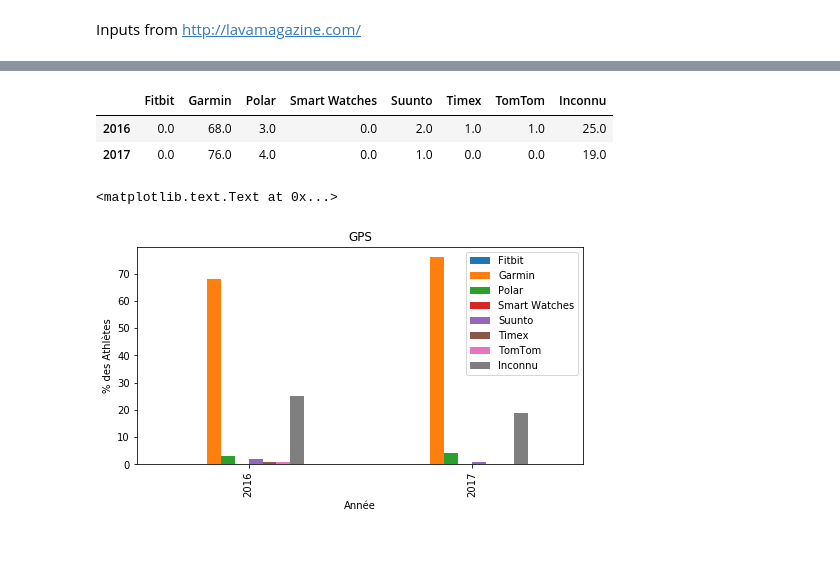
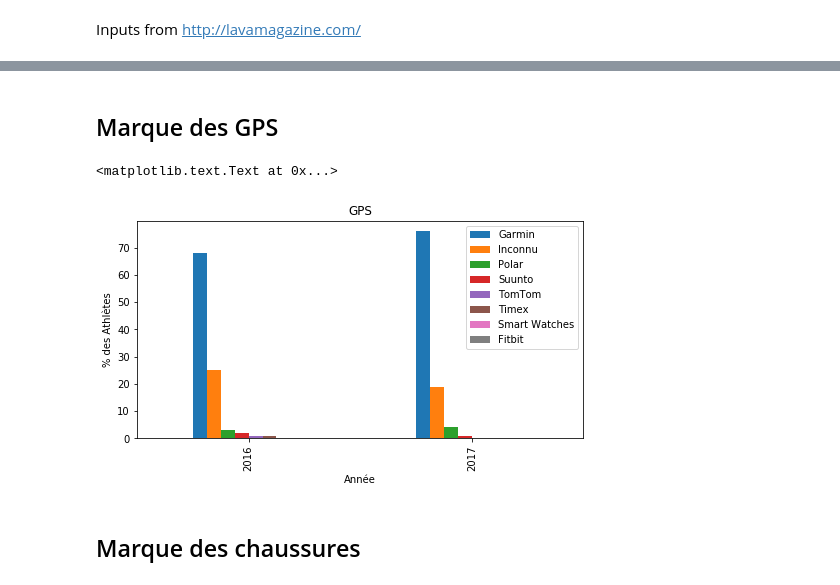
Before and after one commit to marxav/kona, a Jupyter notebook: 2017_kona_lava_stats.ipynb, the cells around one changed output, grey strips where cells are left out. Drawn from its saved outputs; the diff is of its cells as text; code cells hidden in the pictures; blank space fills up the shorter version.

```diff
--- a/2017_kona_lava_stats.ipynb
+++ b/2017_kona_lava_stats.ipynb
@@ -3,10 +2,27 @@
 import pandas as pd
 import matplotlib.pyplot as plt
 %matplotlib inline
+# %%
+years = [2016, 2017]
+# %%
+"""This function modifies a data frame
+by adding a new 'Inconnu' column countinng the number of uncounted participants
+by transforming all column into a percentage of all participants number
+"""
+def create_dataframe(lava_data, participants):
+    data = pd.DataFrame(lava_data, index=years)
+    data = data.fillna(value=0)
+    data['Counted'] = data.sum(axis=1)
+    df = pd.concat([data, participants], axis=1)
+    df['Inconnu'] = df['Participants'] - df['Counted']
+    df = df.drop(['Counted', 'Participants'], axis=1)
+    cols = df.columns
+    df[cols] = df[cols].div(df[cols].sum(axis=1), axis=0).multiply(100).round()
+    return df
 # %% [markdown]
 Inputs from http://ironman.com
 # %%
 # http://eu.ironman.com/triathlon/coverage/athlete-tracker.aspx?race=worldchampionship&y=201
-participants = pd.DataFrame({"Participants":2316, "Participants":2455}, index=[2016,2017])
+participants = pd.DataFrame({"Participants":2316, "Participants":2455}, index=years)
 # %% [markdown]
 Inputs from http://lavamagazine.com/
@@ -13,15 +52,6 @@ Inputs from http://lavamagazine.com/
+# %% [markdown]
+## Marque des GPS
 # %%
 # From Lavamagaz
 lava_gps = [{"Garmin":1673, "Polar":85,"Suunto":47,"TomTom":24,"Timex":16,"Fitbit":1},
             {"Garmin":1869, "Polar":91,"Suunto":20,"TomTom":9,"Smart Watches":5}]
-# %%
-def create_dataframe(lava_data, participants):
-    data = pd.DataFrame(lava_data, index=[2016, 2017])
-    data = data.fillna(value=0)
-    data['Counted'] = data.sum(axis=1)
-    df = pd.concat([data, participants], axis=1)
-    df['Inconnu'] = df['Participants'] - df['Counted']
-    df = df.drop(['Counted', 'Participants'], axis=1)
-    cols = df.columns
-    df[cols] = df[cols].div(df[cols].sum(axis=1), axis=0).multiply(100).round()
-    return df
@@ -30,13 +58,14 @@ df = create_dataframe(lava_gps, participants)
-# %%
-df.head()
-# %% [output]
-|  | Fitbit | Garmin | Polar | Smart Watches | Suunto | Timex | TomTom | Inconnu |
-| 2016 | 0.0 | 68.0 | 3.0 | 0.0 | 2.0 | 1.0 | 1.0 | 25.0 |
-| 2017 | 0.0 | 76.0 | 4.0 | 0.0 | 1.0 | 0.0 | 0.0 | 19.0 |
 # %%
+df = create_dataframe(lava_gps, participants)
+
+top = df.loc[2017].sort_values(ascending=False).index
+df = df[top]
+
 ax = df.plot.bar(title='GPS',figsize=(8, 4))
 ax.set_xlabel('Année')
 ax.set_ylabel('% des Athlètes')
 # %% [output]
 <matplotlib.text.Text at 0x...>
-[figure, old version]
+[figure, new version]
+# %% [markdown]
+## Marque des chaussures
```
Also changed, not shown: parts of 8 cells of this notebook.
